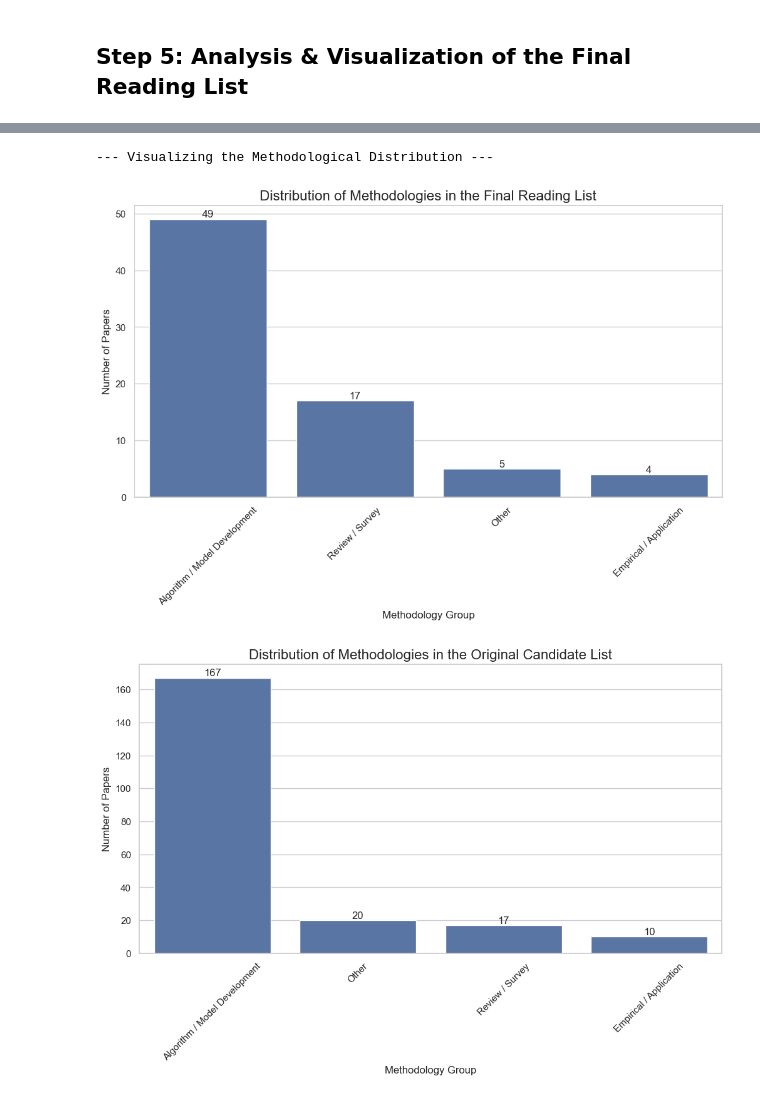
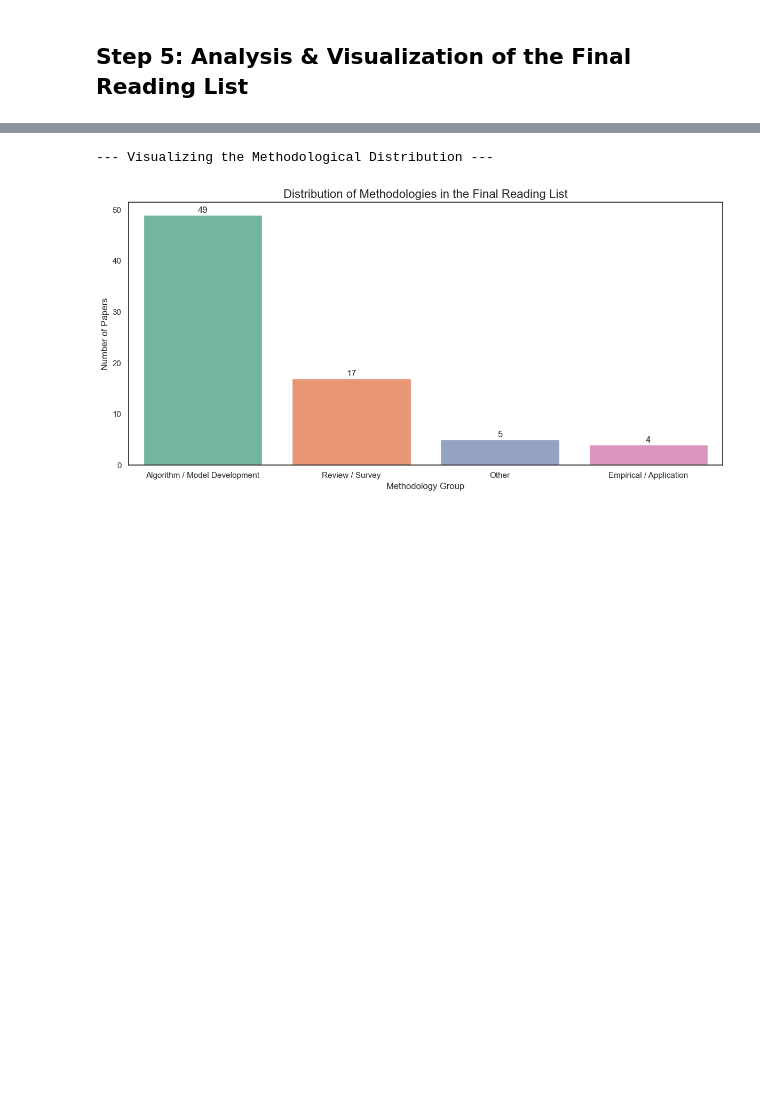
Before and after one commit to MaxiStahl1992/causal-rl-ev-review, a Jupyter notebook: notebooks/06_llm_analysis_and_selection.ipynb, the cells around one changed output, grey strips where cells are left out. Cells and saved outputs as stored; diff of their text form; code cells hidden in the pictures; blank space fills up the shorter version.

Commit message:
update figures

```diff
--- a/notebooks/06_llm_analysis_and_selection.ipynb
+++ b/notebooks/06_llm_analysis_and_selection.ipynb
@@ -460,7 +460,11 @@ Final reading list saved.
 # %% [markdown]
 ## Step 5: Analysis & Visualization of the Final Reading List
 # %%
-sns.set_theme(style="whitegrid")
+import seaborn as sns
+import pandas as pd
+import matplotlib.pyplot as plt
+
+sns.set_theme(style="white")
 final_list_df = pd.read_csv('./data/processed/final_reading_list.csv')
 # %%
 # --- 1. Temporal Distribution Analysis ---
@@ -468,13 +472,17 @@ print("--- Analyzing the Temporal Distribution of the Final Reading List ---")
 year_distribution = final_list_df['year'].describe()
 print(year_distribution)
 
+# Use Set2 color palette
+color_palette = sns.color_palette("Set2", 8)
+sns.set_palette(color_palette)
+
 # It creates a histogram to visualize the publication years.
 plt.figure(figsize=(12, 6))
-sns.histplot(data=final_list_df, x='year', bins=range(int(final_list_df['year'].min()), int(final_list_df['year'].max()) + 2), kde=True)
+sns.histplot(data=final_list_df, x='year', bins=range(int(final_list_df['year'].min()), int(final_list_df['year'].max()) + 2), color=color_palette[2])
 plt.title('Distribution of Publication Years in the Final Reading List', fontsize=16)
 plt.xlabel('Publication Year', fontsize=12)
 plt.ylabel('Number of Papers', fontsize=12)
-plt.xlim(final_list_df['year'].min() - 1, final_list_df['year'].max() + 1)
+plt.xlim(final_list_df['year'].min(), final_list_df['year'].max() + 1)
 plt.show()
 # %% [output]
 --- Analyzing the Temporal Distribution of the Final Reading List ---
@@ -491,28 +499,25 @@ Name: year, dtype: float64
 # %%
 # --- 2. Methodology Distribution Visualization ---
 print("\n--- Visualizing the Methodological Distribution ---")
 methodology_distribution = final_list_df['methodology_group'].value_counts()
 
+# Use Set2 color palette for consistency
+color_palette = sns.color_palette("Set2", 8)
+sns.set_palette(color_palette)
+
 plt.figure(figsize=(12, 6))
-ax = sns.barplot(x=methodology_distribution.index, y=methodology_distribution.values)
+ax = sns.barplot(x=methodology_distribution.index, y=methodology_distribution.values,
+                hue=methodology_distribution.index, palette=color_palette[:len(methodology_distribution)], legend=False)
 plt.title('Distribution of Methodologies in the Final Reading List', fontsize=16)
 plt.xlabel('Methodology Group', fontsize=12)
 plt.ylabel('Number of Papers', fontsize=12)
-plt.xticks(rotation=45)
-ax.bar_label(ax.containers[0], label_type='edge', fontsize=12)
+
+# Add value labels on top of each bar
+for i, v in enumerate(methodology_distribution.values):
+    ax.text(i, v + 0.1, str(v), ha='center', va='bottom', fontsize=12)
+
+plt.tight_layout()
 plt.show()
-
-methodology_distribution_original = candidates_df['methodology_group'].value_counts()
-
-plt.figure(figsize=(12, 6))
-ax = sns.barplot(x=methodology_distribution_original.index, y=methodology_distribution_original.values)
-plt.title('Distribution of Methodologies in the Original Candidate List', fontsize=16)
-plt.xlabel('Methodology Group', fontsize=12)
-plt.ylabel('Number of Papers', fontsize=12)
-plt.xticks(rotation=45)
-ax.bar_label(ax.containers[0], label_type='edge', fontsize=12)
-plt.show()
 # %% [output]
 --- Visualizing the Methodological Distribution ---
-[figure, old version]
+[figure, new version]
-[figure, removed]
```
Also changed, not shown: parts of 1 cell of this notebook.
